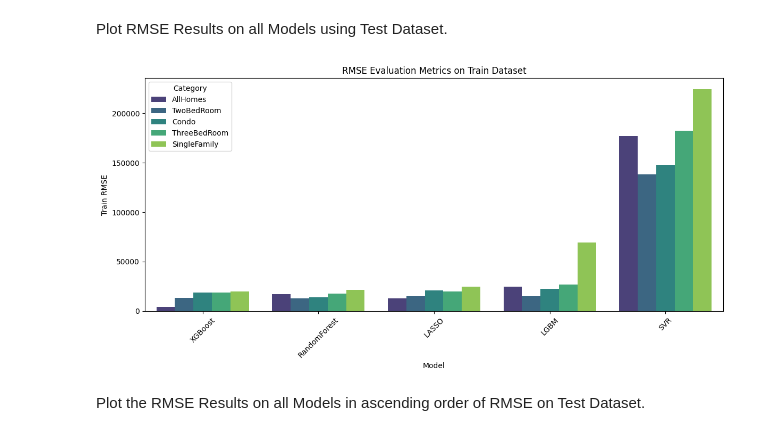
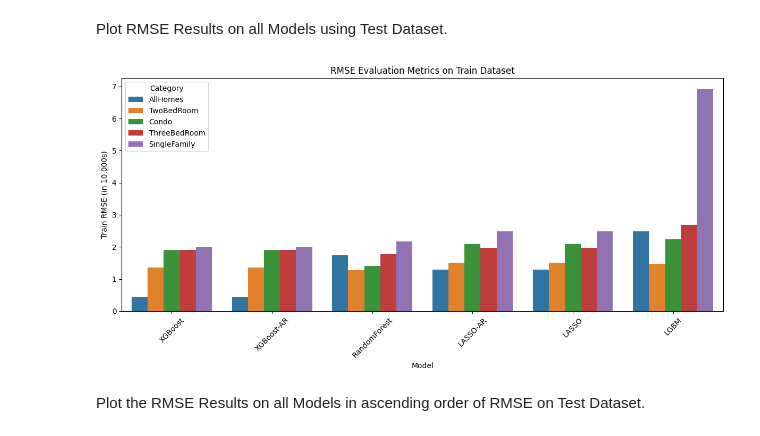
Before and after one commit to KavyaGurram2000/DS_2025_TeamE, a Jupyter notebook: code/MLModel_DSCI8950.ipynb, the cells around one changed output. Drawn from its saved outputs; the diff is of its cells as text; code cells hidden in the pictures.

```diff
--- a/code/MLModel_DSCI8950.ipynb
+++ b/code/MLModel_DSCI8950.ipynb
@@ -922,26 +997,26 @@ MAE on test set for AnnualValue_ThreeBedRoom: 112100
 # %%
 # Evaluate the model for 'AnnualValue_AllHomes'
-results_svr_allhomes = evaluate_regression_model(
-    svr_model_allhomes, X_train_allhomes, X_test_allhomes, y_train_allhomes, y_test_allhomes, 'AllHomes')
+results_lasso_ar_allhomes = evaluate_regression_model(
+    lasso_ar_model_allhomes, X_train_allhomes, X_test_allhomes, y_train_allhomes, y_test_allhomes, 'AllHomes')
 
 # Evaluate the model for 'AnnualValue_Condo'
-results_svr_condo = evaluate_regression_model(
-    svr_model_condo, X_train_condo, X_test_condo, y_train_condo, y_test_condo, 'Condo')
+results_lasso_ar_condo = evaluate_regression_model(
+    lasso_ar_model_condo, X_train_condo, X_test_condo, y_train_condo, y_test_condo, 'Condo')
 
 # Evaluate the model for 'AnnualValue_SingleFamily'
-results_svr_singlefamily = evaluate_regression_model(
-    svr_model_singlefamily, X_train_singlefamily, X_test_singlefamily, y_train_singlefamily, y_test_singlefamily, 'SingleFamily')
+results_lasso_ar_singlefamily = evaluate_regression_model(
+    lasso_ar_model_singlefamily, X_train_singlefamily, X_test_singlefamily, y_train_singlefamily, y_test_singlefamily, 'SingleFamily')
 
 # Evaluate the model for 'AnnualValue_ThreeBedRoom'
-results_svr_threebedroom = evaluate_regression_model(
-    svr_model_threebedroom, X_train_threebedroom, X_test_threebedroom, y_train_threebedroom, y_test_threebedroom, 'ThreeBedRoom')
+results_lasso_ar_threebedroom = evaluate_regression_model(
+    lasso_ar_model_threebedroom, X_train_threebedroom, X_test_threebedroom, y_train_threebedroom, y_test_threebedroom, 'ThreeBedRoom')
 
 # Evaluate the model for 'AnnualValue_TwoBedRoom'
-results_svr_twobedroom = evaluate_regression_model(
-    svr_model_twobedroom, X_train_twobedroom, X_test_twobedroom, y_train_twobedroom, y_test_twobedroom, 'TwoBedRoom')
+results_lasso_ar_twobedroom = evaluate_regression_model(
+    lasso_ar_model_twobedroom, X_train_twobedroom, X_test_twobedroom, y_train_twobedroom, y_test_twobedroom, 'TwoBedRoom')
 
 # Merge all results into one dataframe
-svr_results_df = pd.concat([results_svr_allhomes, results_svr_condo, results_svr_singlefamily, results_svr_threebedroom, results_svr_twobedroom], ignore_index=True)
-svr_results_df
+lasso_ar_results_df = pd.concat([results_lasso_ar_allhomes, results_lasso_ar_condo, results_lasso_ar_singlefamily, results_lasso_ar_threebedroom, results_lasso_ar_twobedroom], ignore_index=True)
+lasso_ar_results_df
 # %% [output]
 |  | Category | Train RMSE | Test RMSE | Train MAE | Test MAE | Train R2 | Test R2 |
@@ -969,29 +1029,35 @@ predictions_svr_allhomes[predictions_svr_allhomes['Predicted_Value'].notnull()][
 Plot RMSE Results on all Models using Test Dataset.
 # %%
 import seaborn as sns
-
 import matplotlib.pyplot as plt
+import pandas as pd
 
 # Merge the results into one dataframe
-merged_results = pd.concat([xgb_results_df, rf_results_df, svr_results_df, lgbm_results_df, lasso_results_df],
-                           keys=['XGBoost', 'RandomForest', 'SVR', 'LGBM', 'LASSO'],
+# Merge the results into one dataframe
+merged_results = pd.concat([xgb_results_df, xgb_ar_results_df,rf_results_df, lasso_ar_results_df, lgbm_results_df,lasso_results_df],
+                           keys=['XGBoost', 'XGBoost-AR', 'RandomForest', 'LASSO-AR', 'LGBM','LASSO'],
                            names=['Model', 'Index']).reset_index()
+# Sort the results by Train RMSE in ascending order
+sorted_results = merged_results.sort_values(by='Train RMSE')
 
-# Sort the results by Test RMSE in ascending order
-sorted_results = merged_results.sort_values(by='Train RMSE')
+# Define a discrete color palette
+palette = sns.color_palette("tab10", n_colors=sorted_results['Category'].nunique())
 
 # Plot the results
 plt.figure(figsize=(12, 6))
-sns.barplot(data=sorted_results, x='Model', y='Train RMSE', hue='Category', palette='viridis')
+ax = sns.barplot(data=sorted_results, x='Model', y='Train RMSE', hue='Category', palette=palette)
+
+# Update Y-axis labels to show values in multiples of 10,000
+plt.gca().set_yticklabels([int(label) // 10000 for label in plt.gca().get_yticks()])
 plt.title('RMSE Evaluation Metrics on Train Dataset')
 plt.xlabel('Model')
-plt.ylabel('Train RMSE')
+plt.ylabel('Train RMSE (in 10,000s)')
 plt.xticks(rotation=45)
 plt.legend(title='Category')
 plt.tight_layout()
 plt.show()
 # %% [output]
-[figure, old version]
+[figure, new version]
 # %% [markdown]
 Plot the RMSE Results on all Models in ascending order of RMSE on Test Dataset.
 # %%
```
Also changed, not shown: parts of 15 cells of this notebook, 3 other files.
